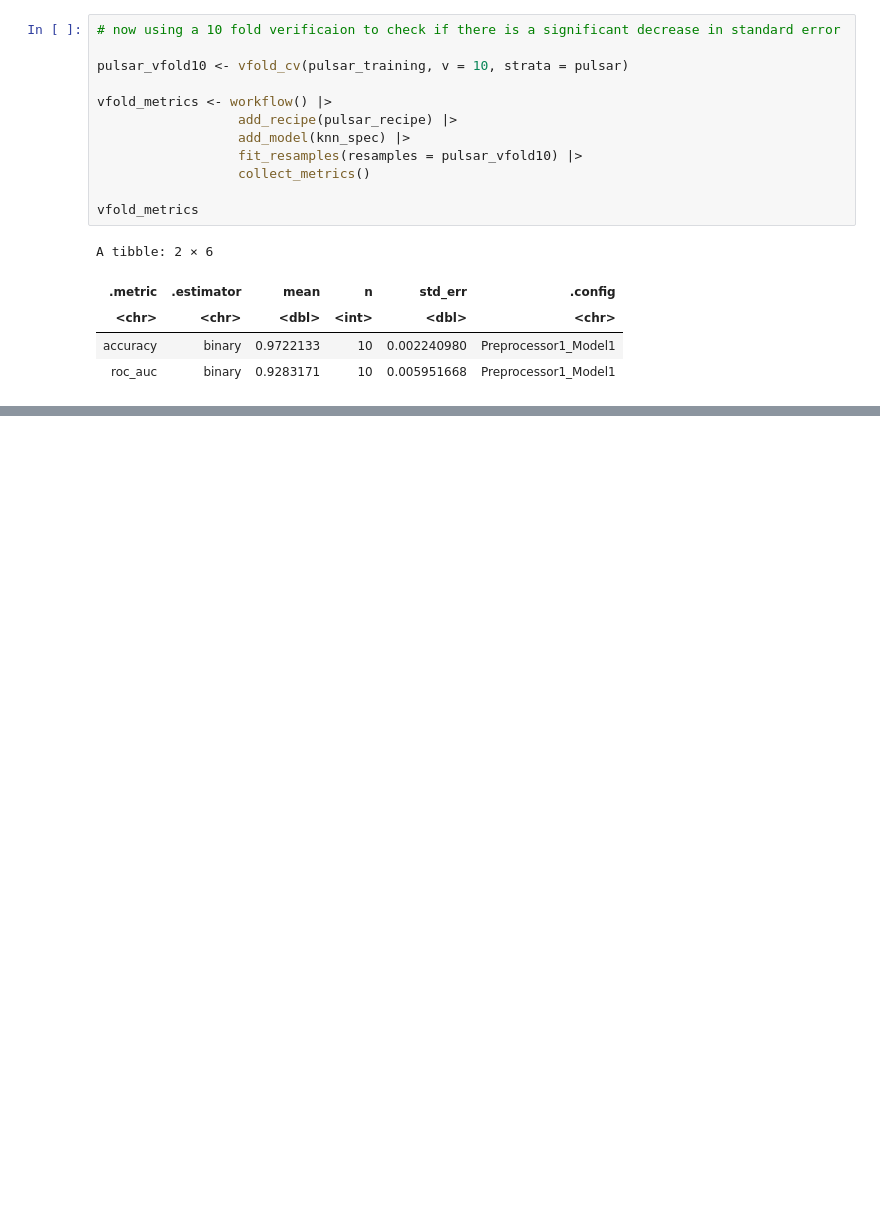
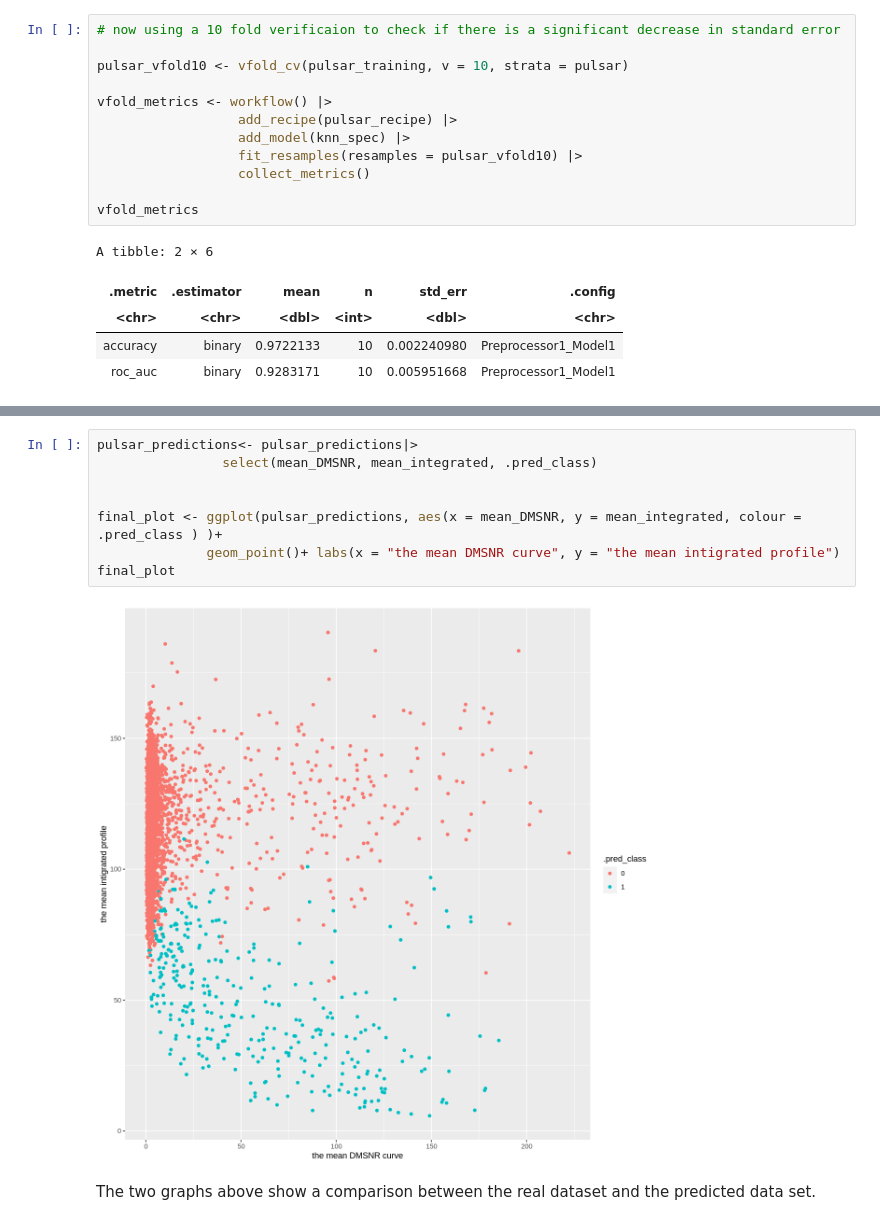
Before and after one commit to anaralea/DSCI100_2022W_GROUP101, a Jupyter notebook: GroupProject101.ipynb, the cells around one changed output, grey strips where cells are left out. Drawn from its saved outputs; the diff is of its cells as text; blank space fills up the shorter version.

```diff
--- a/GroupProject101.ipynb
+++ b/GroupProject101.ipynb
@@ -379,0 +416,12 @@ accuracy_vs_k
+# %%
+pulsar_predictions<- pulsar_predictions|>
+                select(mean_DMSNR, mean_integrated, .pred_class)
+
+
+final_plot <- ggplot(pulsar_predictions, aes(x = mean_DMSNR, y = mean_integrated, colour = .pred_class ) )+
+              geom_point()+ labs(x = "the mean DMSNR curve", y = "the mean intigrated profile")
+final_plot
+# %% [output]
+[figure, added]
+# %% [markdown]
+The two graphs above show a comparison between the real dataset and the predicted data set.
```
Also changed, not shown: parts of 12 cells of this notebook.
